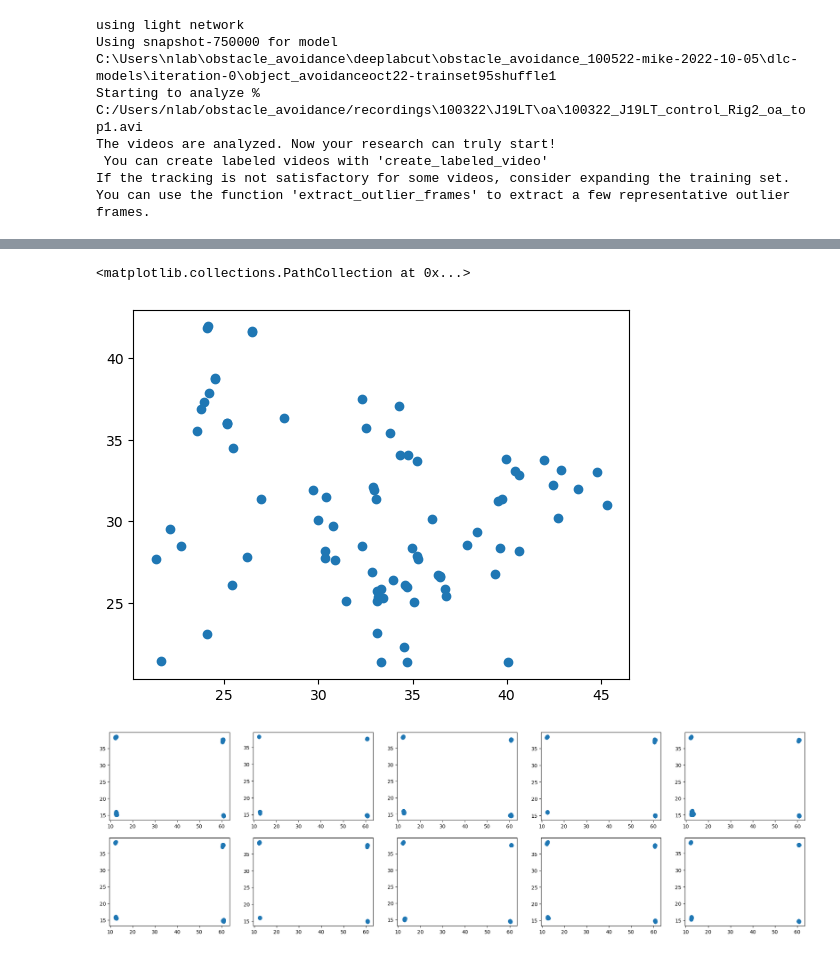
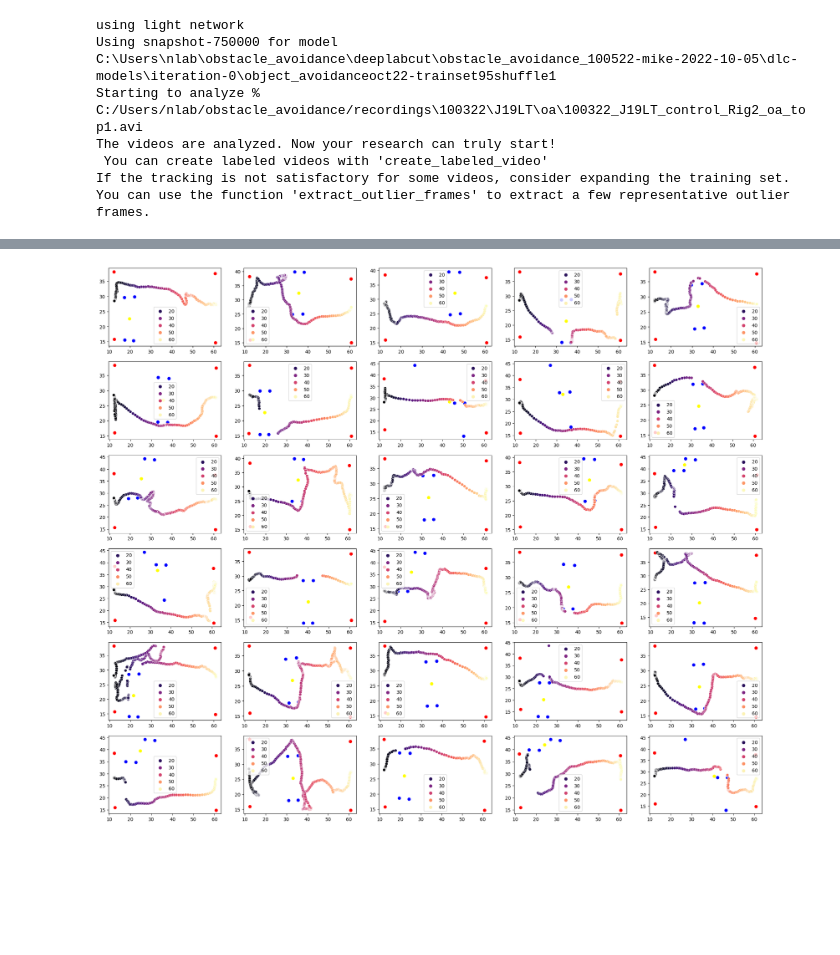
Before and after one commit to msidikpr/obstacle_avoidance, a Jupyter notebook: debug_pipline.ipynb, the cells around one changed output, grey strips where cells are left out. Saved outputs shown, nothing was run; the diff lists cells and outputs as text; code cells hidden in the pictures; blank space fills up the shorter version.

```diff
--- a/debug_pipline.ipynb
+++ b/debug_pipline.ipynb
@@ -72,12 +104,0 @@ for ind, row in df.iterrows():
-# %%
-for ind, row in self.data.iterrows():
-    xvals = np.stack([row['obstacleTL_x_cm'], row['obstacleTR_x_cm'], row['obstacleBL_x_cm'], row['obstacleBR_x_cm']]).astype(float)
-    xvals_cm = np.stack([row['obstacleTL_x_cm'], row['obstacleTR_x_cm'], row['obstacleBL_x_cm'], row['obstacleBR_x_cm']]).astype(float)
-    self.data.at[ind,'obstacle_x'] = np.nanmean(xvals)
-    self.data.at[ind,'obstacle_x_cm'] = np.nanmean(xvals_cm)
-    self.data.at[ind,'obstacle_x_std'] = np.mean(np.nanstd(xvals, axis=1))
-    yvals = np.stack([row['obstacleTL_y_cm'], row['obstacleTR_y_cm'], row['obstacleBL_y_cm'], row['obstacleBR_y_cm']]).astype(float)
-    yvals_cm = np.stack([row['obstacleTL_y_cm'], row['obstacleTR_y_cm'], row['obstacleBL_y_cm'], row['obstacleBR_y_cm']]).astype(float)
-    self.data.at[ind, 'obstacle_y'] = np.nanmean(yvals)
-    self.data.at[ind, 'obstacle_y_cm'] = np.nanmean(yvals_cm)
-    self.data.at[ind, 'obstacle_y_std'] = np.mean(np.nanstd(yvals, axis=1))
@@ -86,5 +104,0 @@ import matplotlib.pyplot as plt
-# %%
-plt.scatter(df['obstacle_x_cm'],df['obstacle_y_cm'])
-# %% [output]
-<matplotlib.collections.PathCollection at 0x...>
-[figure, removed]
@@ -91,10 +107,18 @@ plt.scatter(df['obstacle_x_cm'],df['obstacle_y_cm'])
 # %%
-test = df.sample(10)
-test=test.reset_index()
-plt.subplots(2,5, figsize=(25,7))
+#test=test.reset_index()
+test = df.sample(30)
+test = test.reset_index()
+plt.subplots(6,5, figsize=(25,21))
 for ind, row in test.iterrows():
-    plt.subplot(2,5,ind +1)
+    plt.subplot(6,5,ind +1)
     plt.scatter([row['arenaTL_x_cm'], row['arenaTR_x_cm'], row['arenaBL_x_cm'], row['arenaBR_x_cm']],
-                [row['arenaTL_y_cm'], row['arenaTR_y_cm'], row['arenaBL_y_cm'], row['arenaBR_y_cm']])
+                [row['arenaTL_y_cm'], row['arenaTR_y_cm'], row['arenaBL_y_cm'], row['arenaBR_y_cm']],color='red')
+
+    plt.scatter([row['obstacleTL_x_cm_lind'], row['obstacleTR_x_cm_lind'], row['obstacleBL_x_cm_lind'], row['obstacleBR_x_cm_lind']],
+                [row['obstacleTL_y_cm_lind'], row['obstacleTR_y_cm_lind'], row['obstacleBL_y_cm_lind'], row['obstacleBR_y_cm_lind']],color='blue')
+    plt.scatter(row['obstacle_x_cm_lind'],row['obstacle_y_cm_lind'],color='yellow')
+
+
+    sns.scatterplot(x=row['nose_x_cm'],y=row['nose_y_cm'],hue = row['nose_x_cm'], palette ='magma')
 # %% [output]
-[figure, old version]
+[figure, new version]
```
Also changed, not shown: parts of 24 cells of this notebook, 3 other files.
